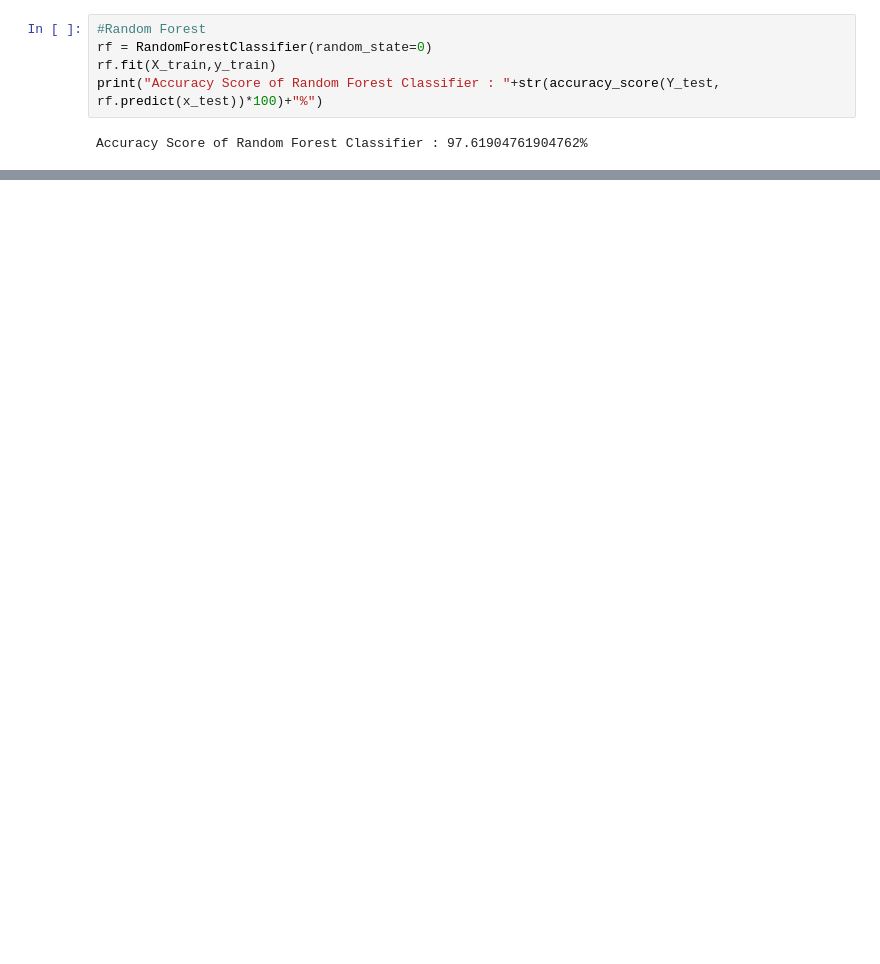
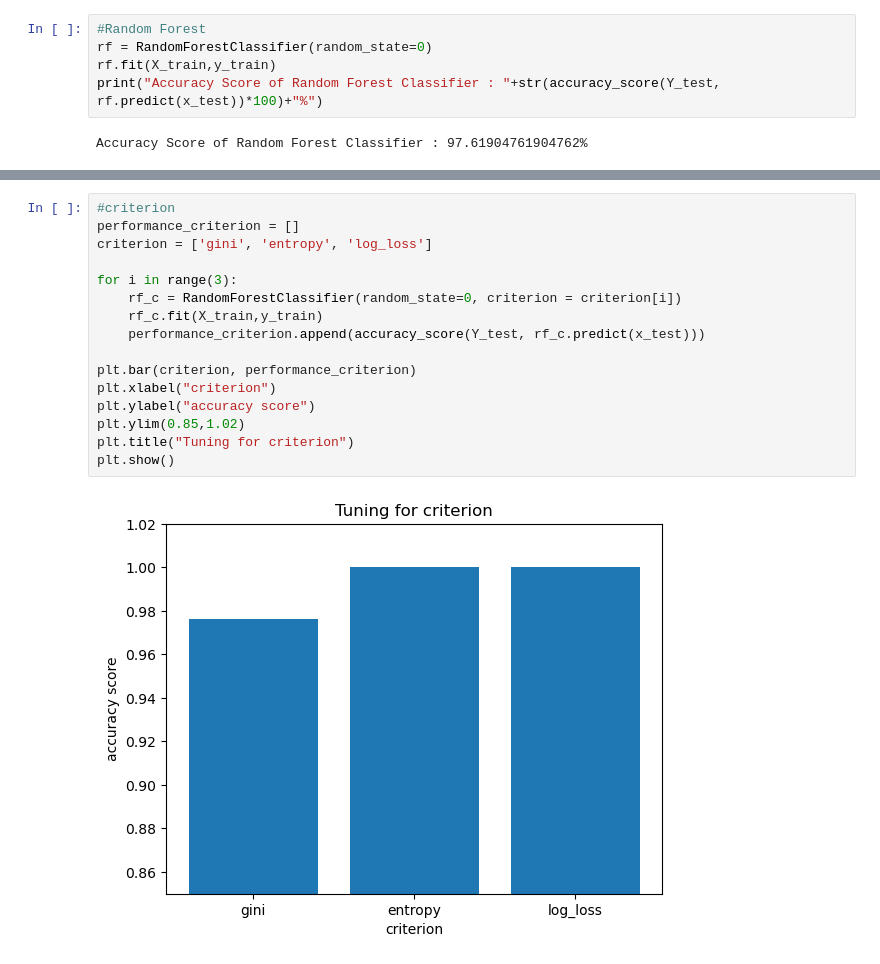
Before and after one commit to Abhijna-Raghavendra/MA-204-SML_Project, a Jupyter notebook: main.ipynb, the cells around one changed output, grey strips where cells are left out. Saved outputs shown, nothing was run; the diff lists cells and outputs as text; blank space fills up the shorter version.

```diff
--- a/main.ipynb
+++ b/main.ipynb
@@ -96,0 +121,18 @@ Accuracy Score of Random Forest Classifier : 97.61904761904762%
+# %%
+#criterion
+performance_criterion = []
+criterion = ['gini', 'entropy', 'log_loss']
+
+for i in range(3):
+    rf_c = RandomForestClassifier(random_state=0, criterion = criterion[i])
+    rf_c.fit(X_train,y_train)
+    performance_criterion.append(accuracy_score(Y_test, rf_c.predict(x_test)))
+
+plt.bar(criterion, performance_criterion)
+plt.xlabel("criterion")
+plt.ylabel("accuracy score")
+plt.ylim(0.85,1.02)
+plt.title("Tuning for criterion")
+plt.show()
+# %% [output]
+[figure, added]
```
Also changed, not shown: parts of 10 cells of this notebook.
